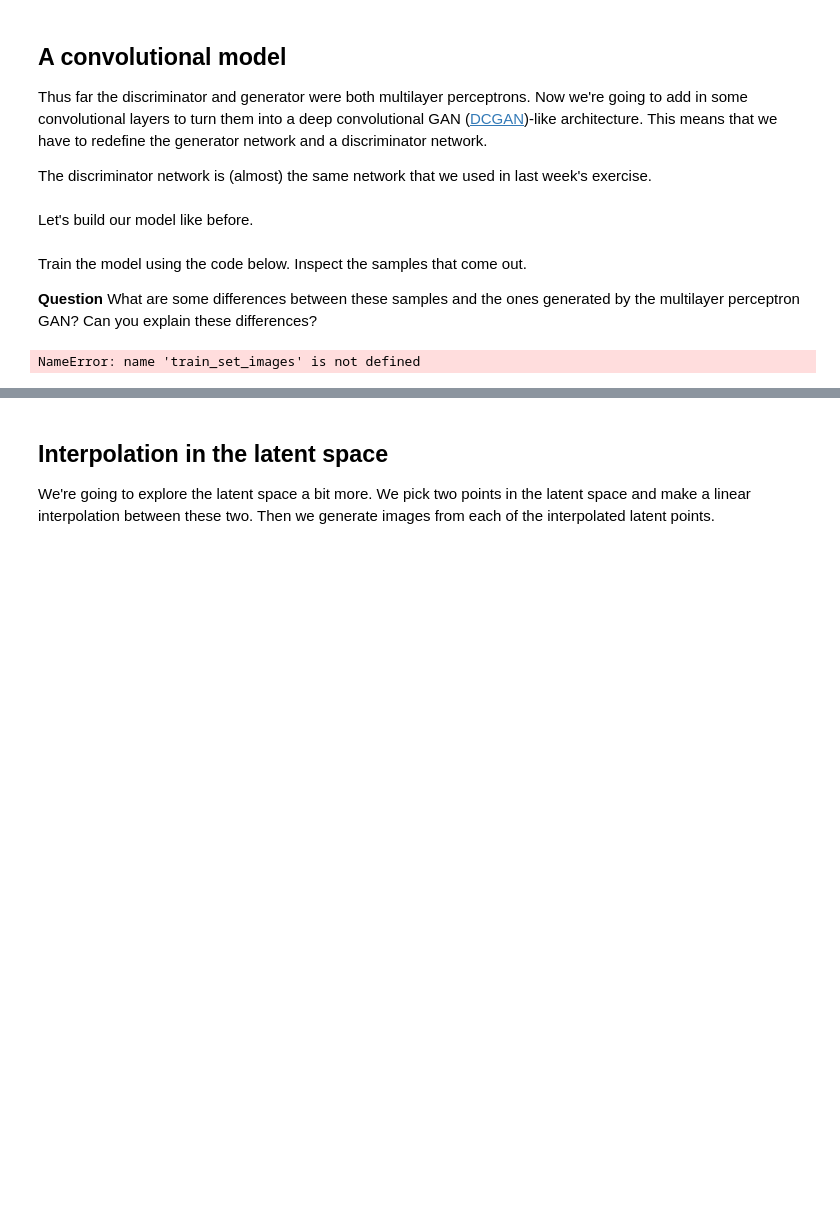
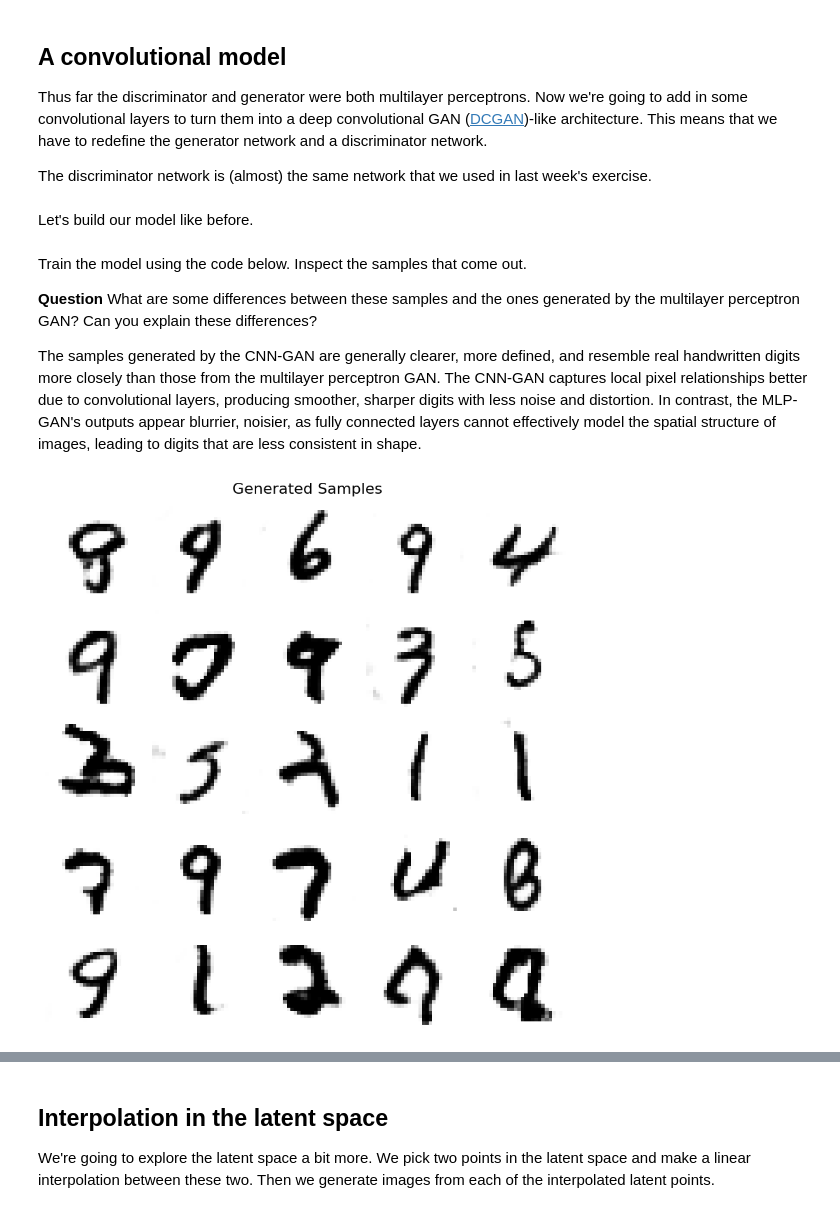
Before and after one commit to SanderBergman02/8dm50-machine-learning, a Jupyter notebook: GAN_practical_TF2.ipynb, the cells around one changed output, grey strips where cells are left out. Drawn from its saved outputs; the diff is of its cells as text; code cells hidden in the pictures; blank space fills up the shorter version.

```diff
--- a/GAN_practical_TF2.ipynb
+++ b/GAN_practical_TF2.ipynb
@@ -670,14 +743,17 @@ gan.compile(loss='binary_crossentropy', optimizer=keras.optimizers.Adam(learning
 Train the model using the code below. Inspect the samples that come out.
 
 **Question** What are some differences between these samples and the ones generated by the multilayer perceptron GAN? Can you explain these differences?
+
+The samples generated by the CNN-GAN are generally clearer, more defined, and resemble real handwritten digits more closely than those from the multilayer perceptron GAN. The CNN-GAN captures local pixel relationships better due to convolutional layers, producing smoother, sharper digits with less noise and distortion. In contrast, the MLP-GAN's outputs appear blurrier, noisier, as fully connected layers cannot effectively model the spatial structure of images, leading to digits that are less consistent in shape.
 # %%
 d_losses = []
 g_losses = []
 
-epochs = 2  # 200
+epochs = 50  # 200
 batch_size = 128
 
 X_train = (train_set_images.reshape(60000, 1, 28, 28).astype(np.float32) - 0.5)/0.5
+# X_train = (train_set_images.reshape(60000, 28, 28, 1).astype(np.float32) - 0.5)/0.5
 
 batch_count = int(X_train.shape[0] / batch_size)
 for e in range(epochs):
@@ -687,7 +763,7 @@ for e in range(epochs):
     image_batch = X_train[np.random.randint(0, X_train.shape[0], size=batch_size)]
 
     # Generate some fake MNIST images using the generator
-    generated_images = generator.predict(noise)
+    generated_images = generator.predict(noise, verbose=0)
 
     # Concatenate the fake and real images
     X = np.concatenate([image_batch, generated_images])
@@ -718,14 +794,31 @@ for e in range(epochs):
   d_losses.append(d_loss)
   g_losses.append(g_loss)
 
-  if e % 5 == 0:
-    noise = np.random.normal(0, 1, size=[100, latent_dim])
-    generatedImages = generator.predict(noise)
-    generatedImages = generatedImages.reshape(100, 28, 28)
-    plotImages(generatedImages, title='Epoch {}'.format(e))
-    display.display(plt.gcf())
-    display.clear_output(wait=True)
-    time.sleep(0.001)
-    saveModels(e)
+  # if e % 5 == 0:
+  #   noise = np.random.normal(0, 1, size=[100, latent_dim])
+  #   generatedImages = generator.predict(noise)
+  #   generatedImages = generatedImages.reshape(100, 28, 28)
+  #   # plotImages(generatedImages, title='Epoch {}'.format(e))
+  #   plotGeneratedImages(generatedImages, title='Epoch {}'.format(e))
+  #   display.display(plt.gcf())
+  #   display.clear_output(wait=True)
+  #   time.sleep(0.001)
+  #   saveModels(e)
-# %% [output]
-NameError: name 'train_set_images' is not defined
+# %%
+def plot_generated_samples(generator, latent_dim, examples=25, dim=(5,5), figsize=(8,8)):
+    noise = np.random.normal(0, 1, size=[examples, latent_dim])
+    generated_images = generator.predict(noise, verbose=0)
+    generated_images = generated_images.reshape(examples, 28, 28)
+
+    plt.figure(figsize=figsize)
+    for i in range(examples):
+        plt.subplot(dim[0], dim[1], i + 1)
+        plt.imshow(generated_images[i], interpolation='nearest', cmap='gray_r')
+        plt.axis('off')
+    plt.tight_layout()
+    plt.suptitle("Generated Samples", y=1.02, fontsize=16)
+    plt.show()
+
+plot_generated_samples(generator, latent_dim)
+# %% [output]
+[figure, added]
```
Also changed, not shown: parts of 24 cells of this notebook.
